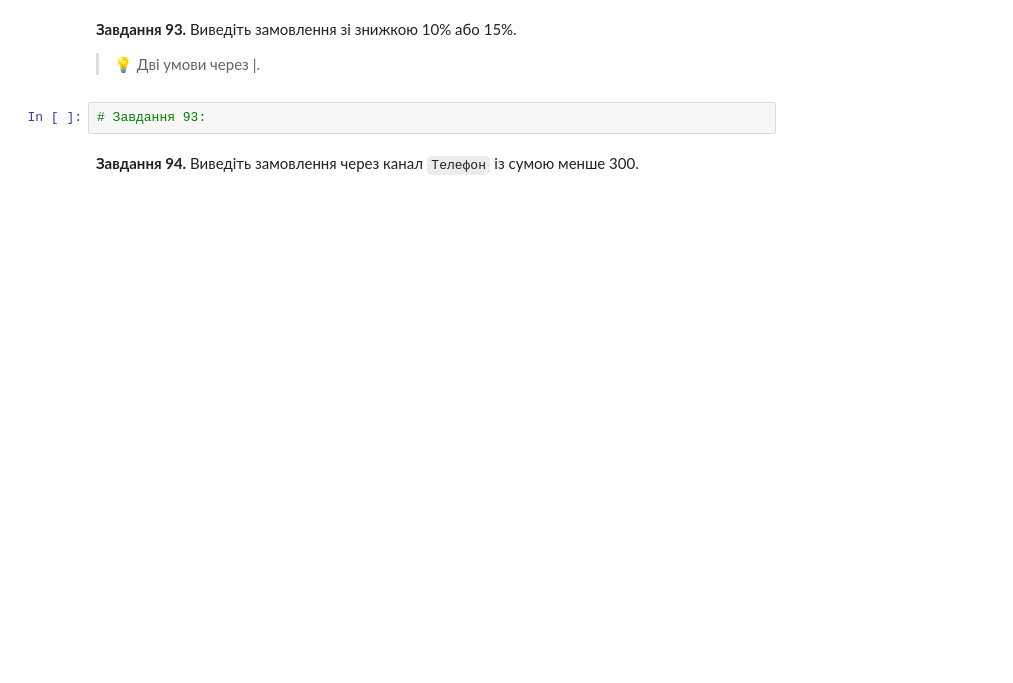
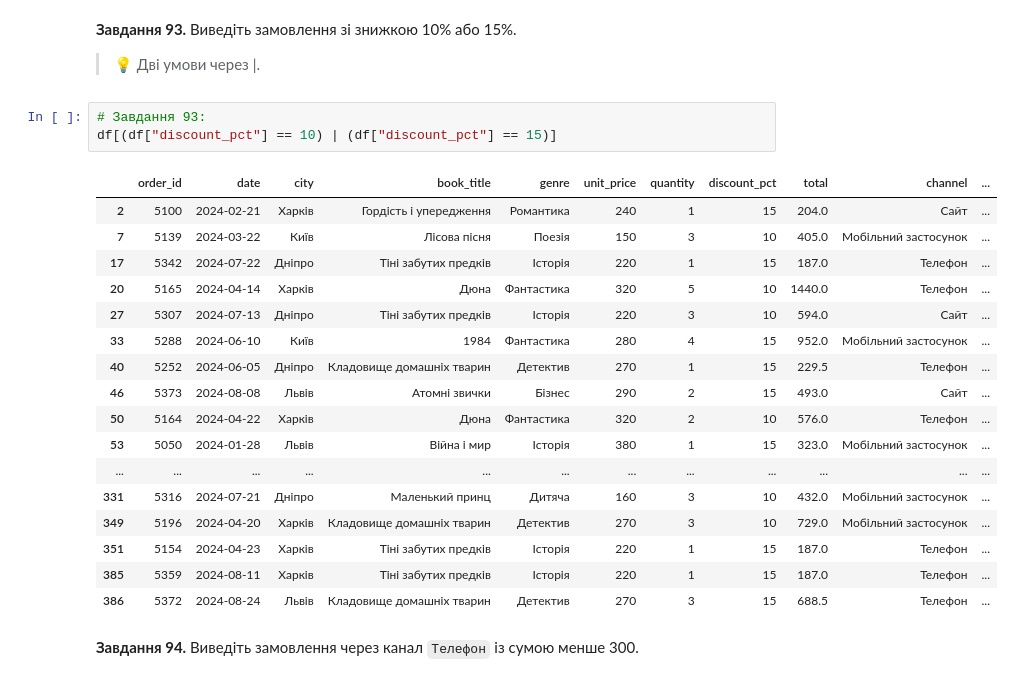
Before and after one commit to DymaStar/DTA_2026, a Jupyter notebook: HW/HW_DimaStar2605_"pandas_practice_120_ipynb".ipynb, the cells around one changed output. Saved outputs shown, nothing was run; the diff lists cells and outputs as text; blank space fills up the shorter version.

```diff
--- a/HW/HW_DimaStar2605_"pandas_practice_120_ipynb".ipynb
+++ b/HW/HW_DimaStar2605_"pandas_practice_120_ipynb".ipynb
@@ -1360,6 +1483,25 @@ df[(df["city"] == "Київ") | (df["city"] == "Одеса")]
 > 💡 Дві умови через |.
 # %%
 # Завдання 93:
+df[(df["discount_pct"] == 10) | (df["discount_pct"] == 15)]
+# %% [output]
+|  | order_id | date | city | book_title | genre | unit_price | quantity | discount_pct | total | channel | ... |
+| 2 | 5100 | 2024-02-21 | Харків | Гордість і упередження | Романтика | 240 | 1 | 15 | 204.0 | Сайт | ... |
+| 7 | 5139 | 2024-03-22 | Київ | Лісова пісня | Поезія | 150 | 3 | 10 | 405.0 | Мобільний застосунок | ... |
+| 17 | 5342 | 2024-07-22 | Дніпро | Тіні забутих предків | Історія | 220 | 1 | 15 | 187.0 | Телефон | ... |
+| 20 | 5165 | 2024-04-14 | Харків | Дюна | Фантастика | 320 | 5 | 10 | 1440.0 | Телефон | ... |
+| 27 | 5307 | 2024-07-13 | Дніпро | Тіні забутих предків | Історія | 220 | 3 | 10 | 594.0 | Сайт | ... |
+| 33 | 5288 | 2024-06-10 | Київ | 1984 | Фантастика | 280 | 4 | 15 | 952.0 | Мобільний застосунок | ... |
+| 40 | 5252 | 2024-06-05 | Дніпро | Кладовище домашніх тварин | Детектив | 270 | 1 | 15 | 229.5 | Телефон | ... |
+| 46 | 5373 | 2024-08-08 | Львів | Атомні звички | Бізнес | 290 | 2 | 15 | 493.0 | Сайт | ... |
+| 50 | 5164 | 2024-04-22 | Харків | Дюна | Фантастика | 320 | 2 | 10 | 576.0 | Телефон | ... |
+| 53 | 5050 | 2024-01-28 | Львів | Війна і мир | Історія | 380 | 1 | 15 | 323.0 | Мобільний застосунок | ... |
+| ... | ... | ... | ... | ... | ... | ... | ... | ... | ... | ... | ... |
+| 331 | 5316 | 2024-07-21 | Дніпро | Маленький принц | Дитяча | 160 | 3 | 10 | 432.0 | Мобільний застосунок | ... |
+| 349 | 5196 | 2024-04-20 | Харків | Кладовище домашніх тварин | Детектив | 270 | 3 | 10 | 729.0 | Мобільний застосунок | ... |
+| 351 | 5154 | 2024-04-23 | Харків | Тіні забутих предків | Історія | 220 | 1 | 15 | 187.0 | Телефон | ... |
+| 385 | 5359 | 2024-08-11 | Харків | Тіні забутих предків | Історія | 220 | 1 | 15 | 187.0 | Телефон | ... |
+| 386 | 5372 | 2024-08-24 | Львів | Кладовище домашніх тварин | Детектив | 270 | 3 | 15 | 688.5 | Телефон | ... |
 # %% [markdown]
 **Завдання 94.** Виведіть замовлення через канал `Телефон` із сумою менше 300.
 # %%
```
Also changed, not shown: parts of 32 cells of this notebook.
